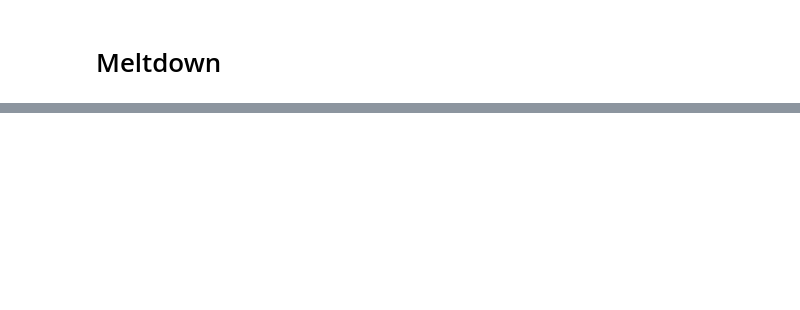
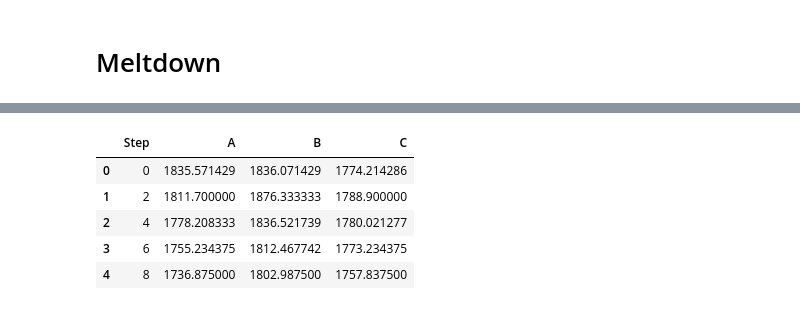
Before and after one commit to hornstrandir/Job-Shop-Scheduling-Problem, a Jupyter notebook: notebooks/eval_energy_consumption.ipynb, the cells around one changed output, grey strips where cells are left out. Saved outputs shown, nothing was run; the diff lists cells and outputs as text; code cells hidden in the pictures; blank space fills up the shorter version.

```diff
--- a/notebooks/eval_energy_consumption.ipynb
+++ b/notebooks/eval_energy_consumption.ipynb
@@ -100,0 +247,10 @@ plt.rc('ytick', labelsize=14)
+# %%
+df_makespan_alpha_1.columns = ["Step", "A", "B", "C"]
+df_makespan_alpha_1.head()
+# %% [output]
+|  | Step | A | B | C |
+| 0 | 0 | 1835.571429 | 1836.071429 | 1774.214286 |
+| 1 | 2 | 1811.700000 | 1876.333333 | 1788.900000 |
+| 2 | 4 | 1778.208333 | 1836.521739 | 1780.021277 |
+| 3 | 6 | 1755.234375 | 1812.467742 | 1773.234375 |
+| 4 | 8 | 1736.875000 | 1802.987500 | 1757.837500 |
```
Also changed, not shown: parts of 34 cells of this notebook, 2 other files.
